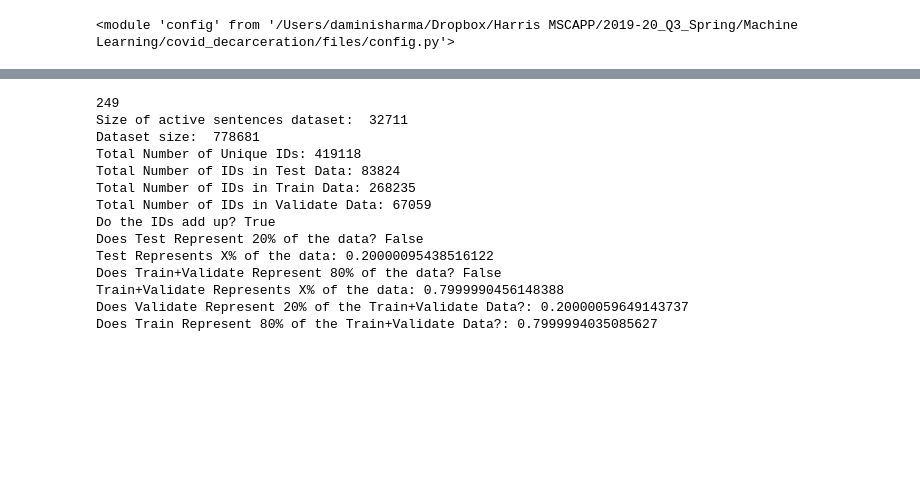
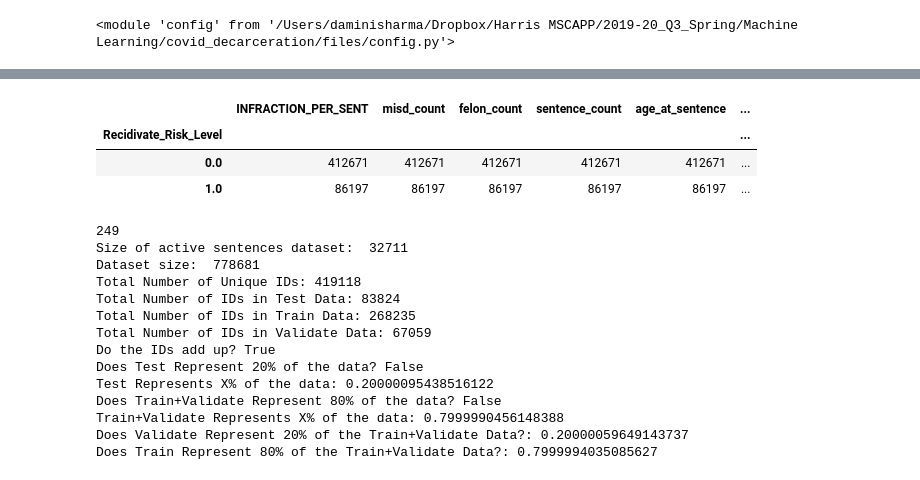
Before and after one commit to christi-liongson/covid_decarceration, a Jupyter notebook: files/analysis_1.ipynb, the cells around one changed output, grey strips where cells are left out. Cells and saved outputs as stored; diff of their text form; code cells hidden in the pictures; blank space fills up the shorter version.

Commit message:
fixed target label

```diff
--- a/files/analysis_1.ipynb
+++ b/files/analysis_1.ipynb
@@ -60,3 +108,10 @@ train_data, test_data, validate_data, active_sentences = build.split_and_process
+# %%
+train_data.groupby(target).count()
+# %% [output]
+|  | INFRACTION_PER_SENT | misd_count | felon_count | sentence_count | age_at_sentence | ... |
+| Recidivate_Risk_Level |  |  |  |  |  | ... |
+| 0.0 | 412671 | 412671 | 412671 | 412671 | 412671 | ... |
+| 1.0 | 86197 | 86197 | 86197 | 86197 | 86197 | ... |
 # %%
 # %% [output]
 249
```
Also changed, not shown: parts of 5 cells of this notebook, 1 other file.
